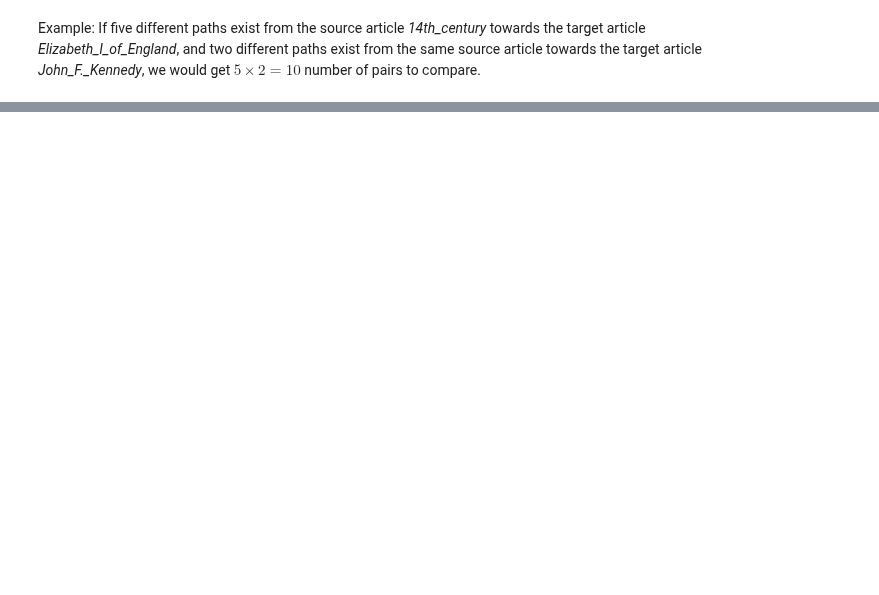
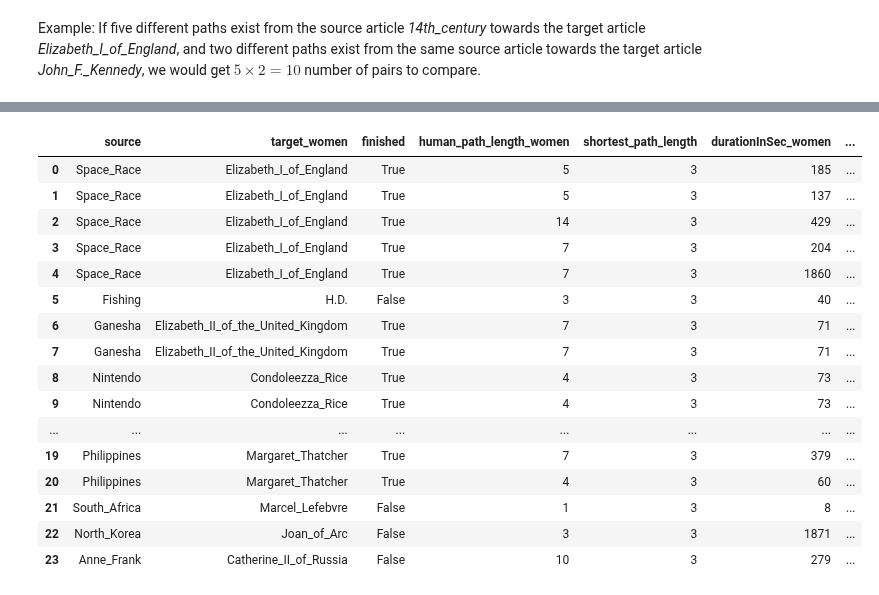
Before and after one commit to epfl-ada/ada-2022-project-metadata, a Jupyter notebook: project.ipynb, the cells around one changed output, grey strips where cells are left out. Cells and saved outputs as stored; diff of their text form; code cells hidden in the pictures; blank space fills up the shorter version.

```diff
--- a/project.ipynb
+++ b/project.ipynb
@@ -291,3 +249,7 @@ women_target_paths = people_target_paths[people_target_paths['gender'] == "femal
 print(f"The number of paths that have women as a target article is {len(women_target_paths)}")
 # %% [output]
 The number of paths that have women as a target article is 689
+# %%
+# find only targets that are men
+men_target_paths = people_target_paths[people_target_paths['gender'] == "male"]
+print(f"The number of paths that have men as a target article is {len(men_target_paths)}")
@@ -412,0 +342,23 @@ comb_finpaths
+# %%
+comb_on_category = women_target_paths.merge(men_target_paths,
+                                            how='inner', on=['source', 'shortest_path_length', 'finished', 'category'],
+                                            suffixes=('_women', '_men'))
+comb_on_category
+# %% [output]
+|  | source | target_women | finished | human_path_length_women | shortest_path_length | durationInSec_women | ... |
+| 0 | Space_Race | Elizabeth_I_of_England | True | 5 | 3 | 185 | ... |
+| 1 | Space_Race | Elizabeth_I_of_England | True | 5 | 3 | 137 | ... |
+| 2 | Space_Race | Elizabeth_I_of_England | True | 14 | 3 | 429 | ... |
+| 3 | Space_Race | Elizabeth_I_of_England | True | 7 | 3 | 204 | ... |
+| 4 | Space_Race | Elizabeth_I_of_England | True | 7 | 3 | 1860 | ... |
+| 5 | Fishing | H.D. | False | 3 | 3 | 40 | ... |
+| 6 | Ganesha | Elizabeth_II_of_the_United_Kingdom | True | 7 | 3 | 71 | ... |
+| 7 | Ganesha | Elizabeth_II_of_the_United_Kingdom | True | 7 | 3 | 71 | ... |
+| 8 | Nintendo | Condoleezza_Rice | True | 4 | 3 | 73 | ... |
+| 9 | Nintendo | Condoleezza_Rice | True | 4 | 3 | 73 | ... |
+| ... | ... | ... | ... | ... | ... | ... | ... |
+| 19 | Philippines | Margaret_Thatcher | True | 7 | 3 | 379 | ... |
+| 20 | Philippines | Margaret_Thatcher | True | 4 | 3 | 60 | ... |
+| 21 | South_Africa | Marcel_Lefebvre | False | 1 | 3 | 8 | ... |
+| 22 | North_Korea | Joan_of_Arc | False | 3 | 3 | 1871 | ... |
+| 23 | Anne_Frank | Catherine_II_of_Russia | False | 10 | 3 | 279 | ... |
```
Also changed, not shown: parts of 37 cells of this notebook.
